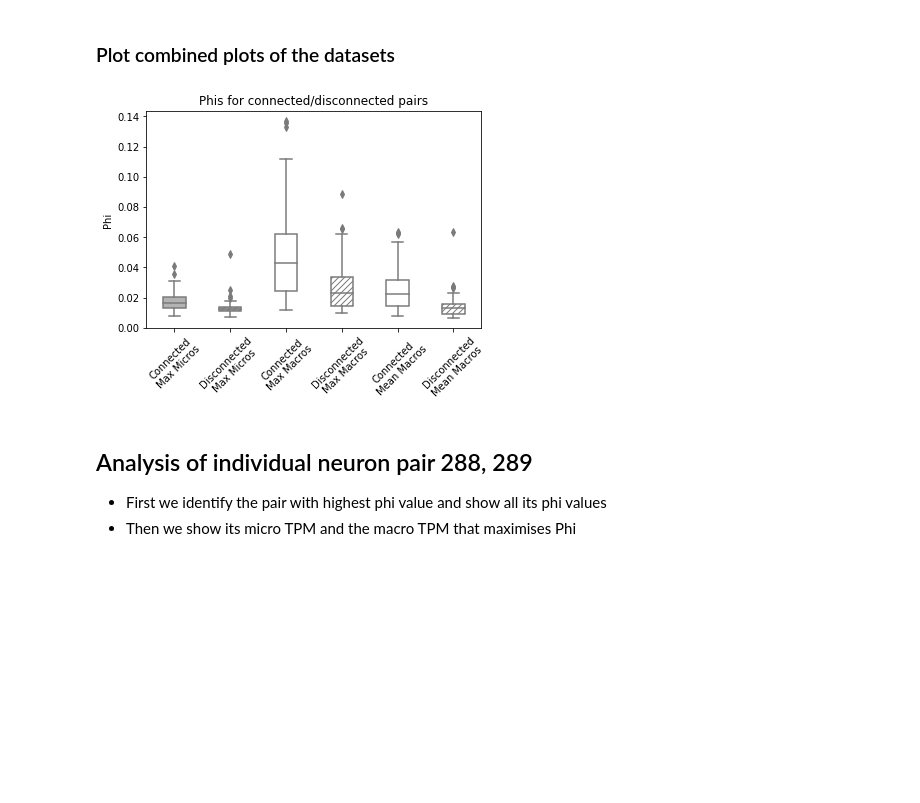
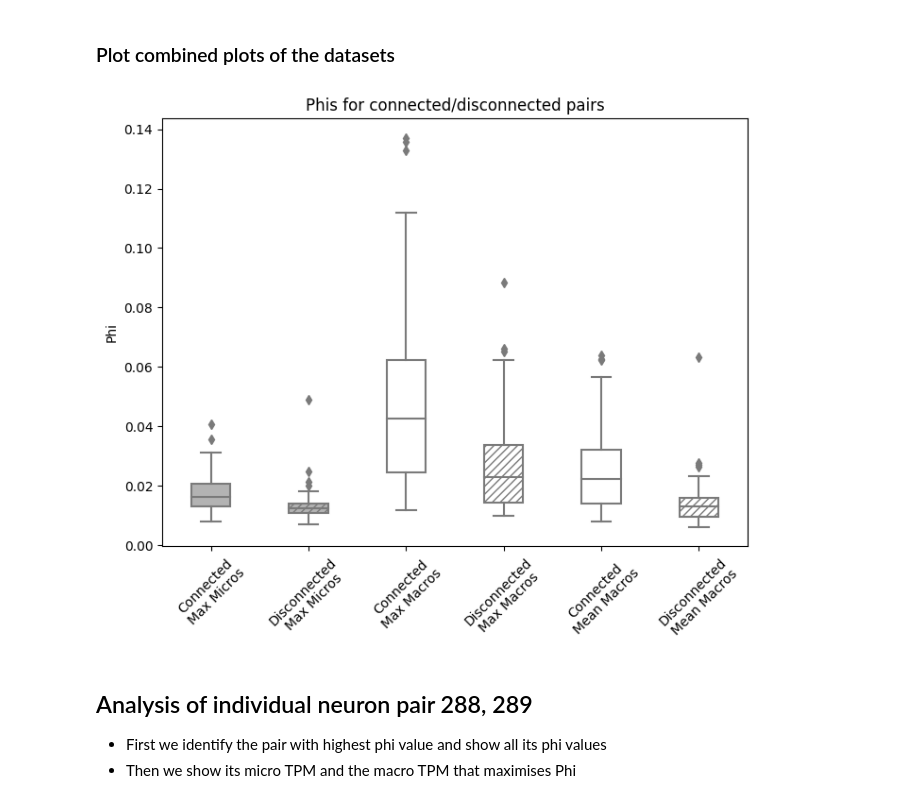
Before and after one commit to mmasque/temporal_emergence, a Jupyter notebook: results_walkthrough.ipynb, the cells around one changed output. Saved outputs shown, nothing was run; the diff lists cells and outputs as text; code cells hidden in the pictures; blank space fills up the shorter version.

```diff
--- a/results_walkthrough.ipynb
+++ b/results_walkthrough.ipynb
@@ -157,22 +157,23 @@ mean_macros_disconnected = get_mean_macros(max_macros_disconnected)
 # %%
 # combined plots
 import seaborn as sns
 import matplotlib.pyplot as plt
+plt.figure(figsize=(8,6), dpi=100)
 ax = sns.boxplot(data=[max_micros_connected, max_micros_disconnected, sup_macros_connected, sup_macros_disconnected, mean_macros_connected, mean_macros_disconnected], orient='v', color=".8", width=0.4)
 #ax = sns.stripplot(data=[connected_micros, disconnected_micros, connected_macros, disconnected_macros], orient='v',jitter=0.05)
 plt.ylabel("Phi")
 plt.xticks(range(6), ["Connected\nMax Micros", "Disconnected\nMax Micros","Connected\nMax Macros", "Disconnected\nMax Macros", "Connected\nMean Macros", "Disconnected\nMean Macros"], rotation=45)
 plt.title("Phis for connected/disconnected pairs")
 
 #plt.ylim([-0.03,0.17])
 colors = [0.7, 0.7, 1,1,1,1]
 for i in range(0,6):
     mybox = ax.artists[i]
     if i in [1,3,5]:
         mybox.set_hatch("////")
     mybox.set_facecolor(str(colors[i]))
 # %% [output]
-[figure, old version]
+[figure, new version]
 # %% [markdown]
 ## Analysis of individual neuron pair 288, 289
 - First we identify the pair with highest phi value and show all its phi values
```
Also changed, not shown: parts of 18 cells of this notebook, 3 other files.
